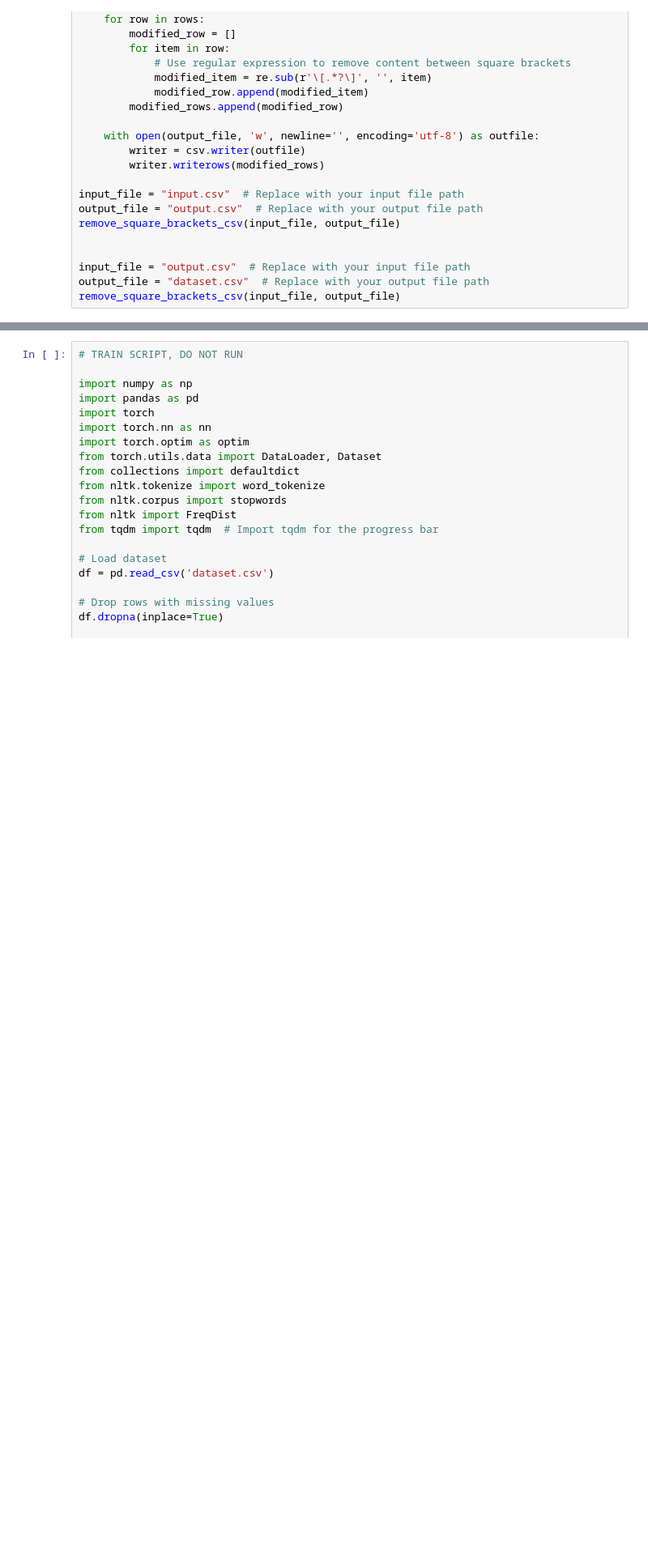
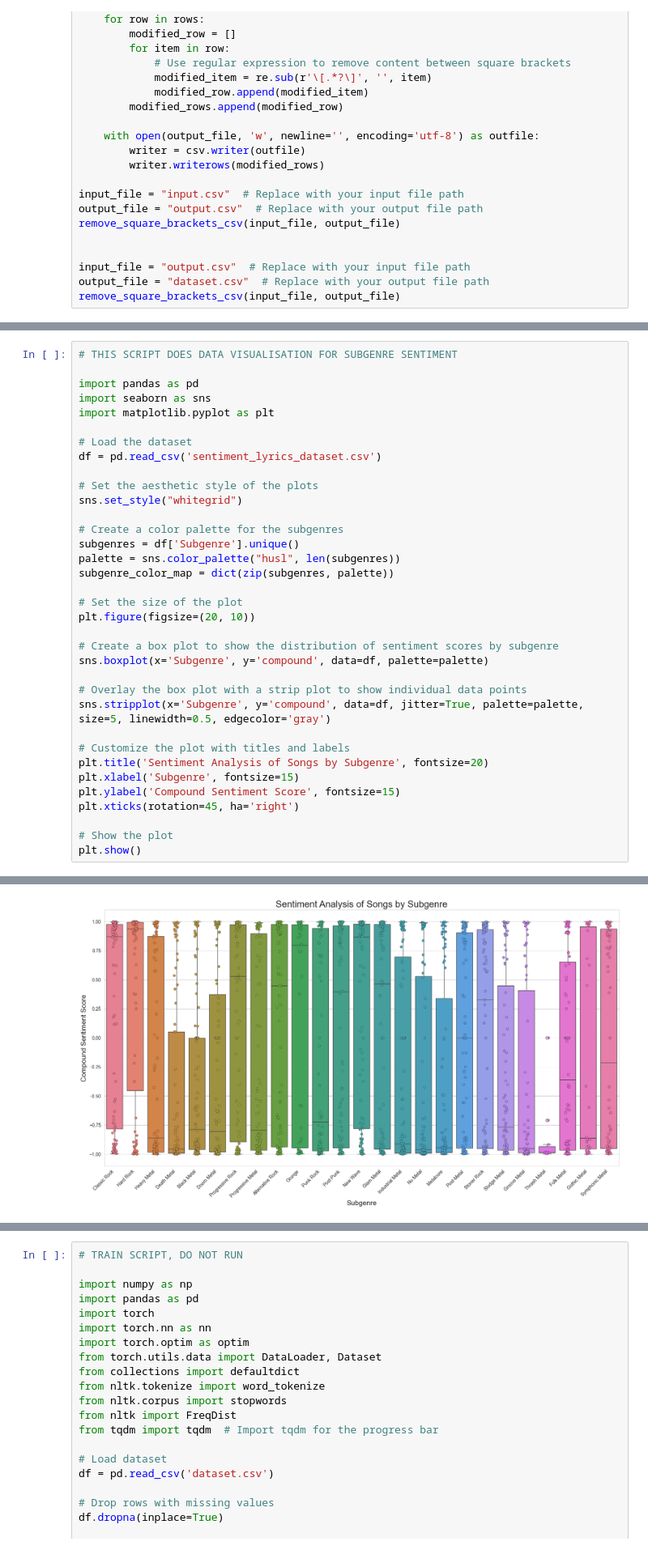
Before and after one commit to LucasMisk/DM_Project, a Jupyter notebook: DM_Project.ipynb, the cells around one changed output, grey strips where cells are left out. Shown at 81% size. Cells and saved outputs as stored; diff of their text form; blank space fills up the shorter version.

```diff
--- a/DM_Project.ipynb
+++ b/DM_Project.ipynb
@@ -814,0 +735,36 @@ plt.show()
+# %%
+# THIS SCRIPT DOES DATA VISUALISATION FOR SUBGENRE SENTIMENT
+
+import pandas as pd
+import seaborn as sns
+import matplotlib.pyplot as plt
+
+# Load the dataset
+df = pd.read_csv('sentiment_lyrics_dataset.csv')
+
+# Set the aesthetic style of the plots
+sns.set_style("whitegrid")
+
+# Create a color palette for the subgenres
+subgenres = df['Subgenre'].unique()
+palette = sns.color_palette("husl", len(subgenres))
+subgenre_color_map = dict(zip(subgenres, palette))
+
+# Set the size of the plot
+plt.figure(figsize=(20, 10))
+
+# Create a box plot to show the distribution of sentiment scores by subgenre
+sns.boxplot(x='Subgenre', y='compound', data=df, palette=palette)
+
+# Overlay the box plot with a strip plot to show individual data points
+sns.stripplot(x='Subgenre', y='compound', data=df, jitter=True, palette=palette, size=5, linewidth=0.5, edgecolor='gray')
+
+# Customize the plot with titles and labels
+plt.title('Sentiment Analysis of Songs by Subgenre', fontsize=20)
+plt.xlabel('Subgenre', fontsize=15)
+plt.ylabel('Compound Sentiment Score', fontsize=15)
+plt.xticks(rotation=45, ha='right')
+
+# Show the plot
+plt.show()
+# %% [output]
@@ -814,0 +778 @@ plt.show()
+[figure, added]
```
Also changed, not shown: parts of 20 cells of this notebook, 3 other files.
